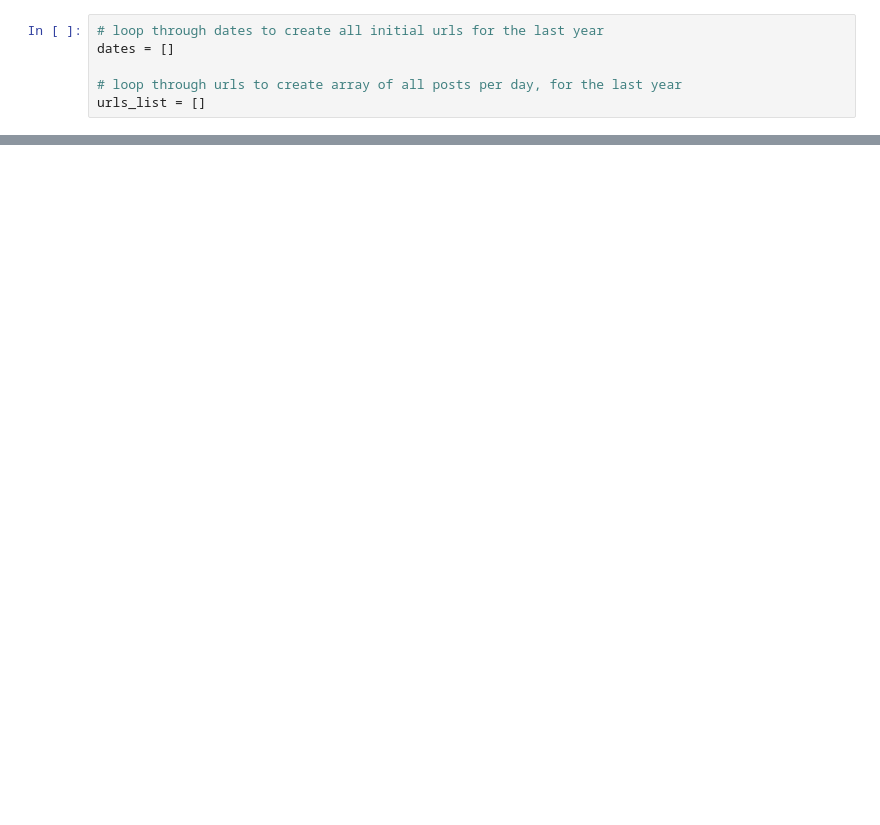
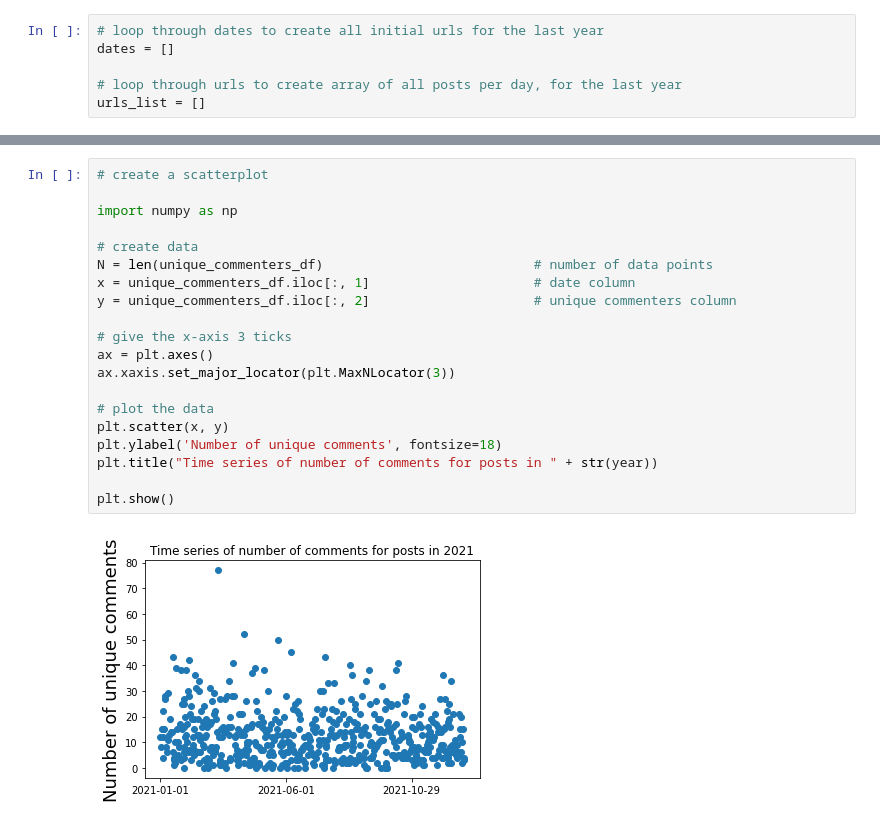
Before and after one commit to stellaywong/scraper, a Jupyter notebook: scraper.ipynb, the cells around one changed output, grey strips where cells are left out. Saved outputs shown, nothing was run; the diff lists cells and outputs as text; blank space fills up the shorter version.

```diff
--- a/scraper.ipynb
+++ b/scraper.ipynb
@@ -124,0 +197,22 @@ files.download(csv_file)
+# %%
+# create a scatterplot
+
+import numpy as np
+
+# create data
+N = len(unique_commenters_df)                           # number of data points
+x = unique_commenters_df.iloc[:, 1]                     # date column
+y = unique_commenters_df.iloc[:, 2]                     # unique commenters column
+
+# give the x-axis 3 ticks
+ax = plt.axes()
+ax.xaxis.set_major_locator(plt.MaxNLocator(3))
+
+# plot the data
+plt.scatter(x, y)
+plt.ylabel('Number of unique comments', fontsize=18)
+plt.title("Time series of number of comments for posts in " + str(year))
+
+plt.show()
+# %% [output]
+[figure, added]
```
Also changed, not shown: parts of 9 cells of this notebook.
